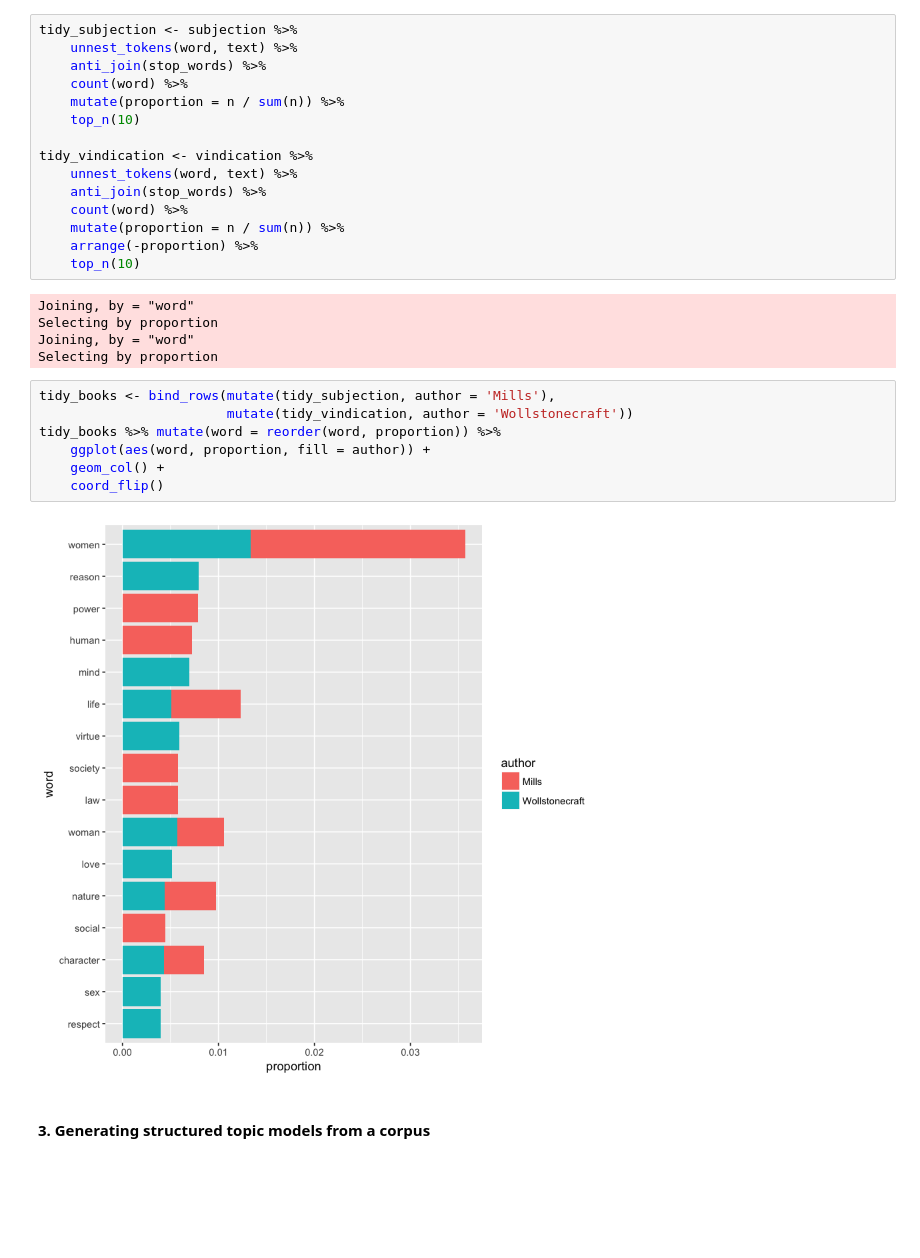
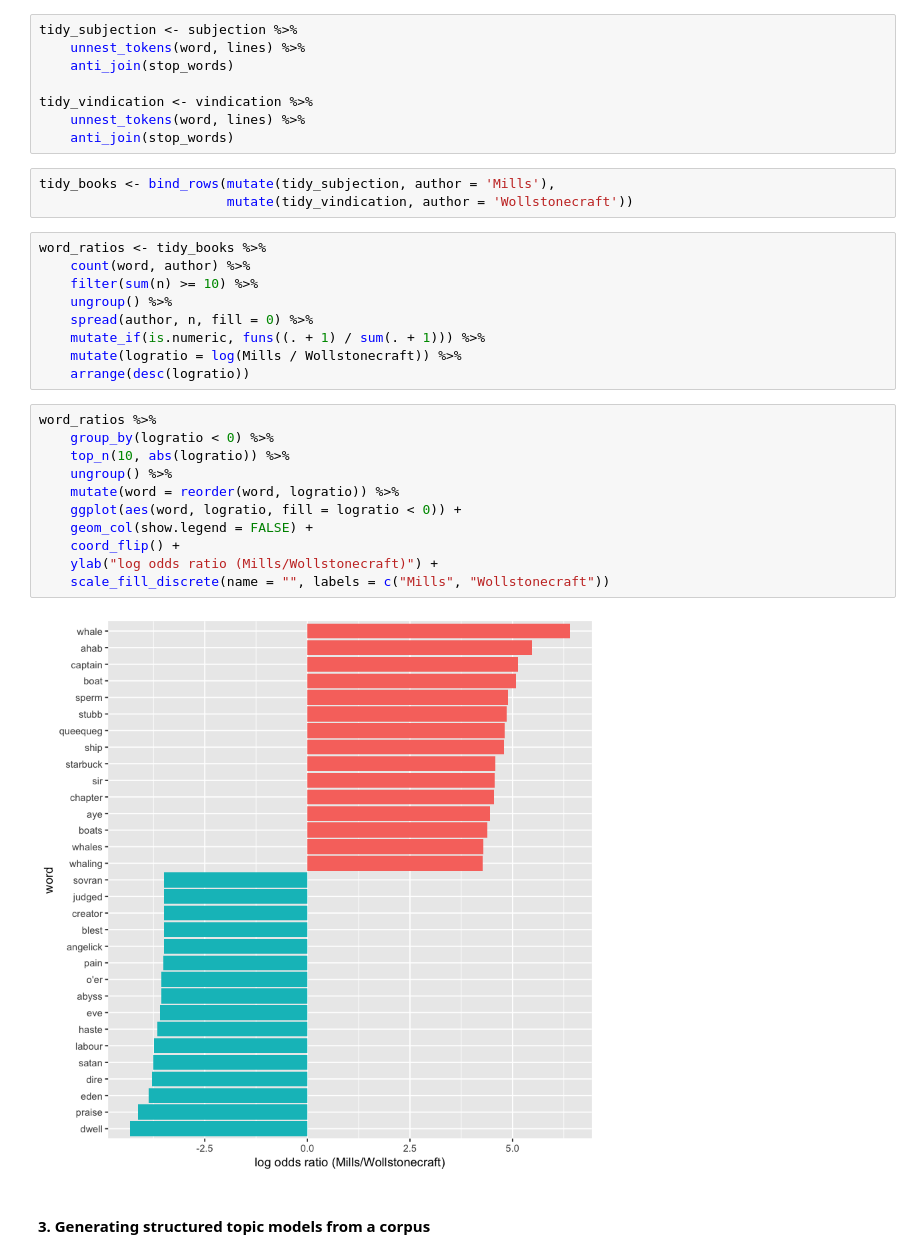
Before and after one commit to alexhanna/unm-text-as-data, a Jupyter notebook: Introduction to Text as Data.ipynb, the cells around one changed output. Cells and saved outputs as stored; diff of their text form; blank space fills up the shorter version.

```diff
--- a/Introduction to Text as Data.ipynb
+++ b/Introduction to Text as Data.ipynb
@@ -104,32 +228,36 @@ subjection <- gutenberg_download(27083)
 # %%
 tidy_subjection <- subjection %>%
-    unnest_tokens(word, text) %>%
-    anti_join(stop_words) %>%
-    count(word) %>%
-    mutate(proportion = n / sum(n)) %>%
-    top_n(10)
+    unnest_tokens(word, lines) %>%
+    anti_join(stop_words)
 
 tidy_vindication <- vindication %>%
-    unnest_tokens(word, text) %>%
-    anti_join(stop_words) %>%
-    count(word) %>%
-    mutate(proportion = n / sum(n)) %>%
-    arrange(-proportion) %>%
-    top_n(10)
+    unnest_tokens(word, lines) %>%
+    anti_join(stop_words)
-# %% [output]
-Joining, by = "word"
-Selecting by proportion
-Joining, by = "word"
-Selecting by proportion
 # %%
 tidy_books <- bind_rows(mutate(tidy_subjection, author = 'Mills'),
                         mutate(tidy_vindication, author = 'Wollstonecraft'))
-tidy_books %>% mutate(word = reorder(word, proportion)) %>%
-    ggplot(aes(word, proportion, fill = author)) +
-    geom_col() +
-    coord_flip()
-# %% [output]
-[figure, removed]
+# %%
+word_ratios <- tidy_books %>%
+    count(word, author) %>%
+    filter(sum(n) >= 10) %>%
+    ungroup() %>%
+    spread(author, n, fill = 0) %>%
+    mutate_if(is.numeric, funs((. + 1) / sum(. + 1))) %>%
+    mutate(logratio = log(Mills / Wollstonecraft)) %>%
+    arrange(desc(logratio))
+# %%
+word_ratios %>%
+    group_by(logratio < 0) %>%
+    top_n(10, abs(logratio)) %>%
+    ungroup() %>%
+    mutate(word = reorder(word, logratio)) %>%
+    ggplot(aes(word, logratio, fill = logratio < 0)) +
+    geom_col(show.legend = FALSE) +
+    coord_flip() +
+    ylab("log odds ratio (Mills/Wollstonecraft)") +
+    scale_fill_discrete(name = "", labels = c("Mills", "Wollstonecraft"))
+# %% [output]
+[figure, added]
 # %% [markdown]
 #### 3. Generating structured topic models from a corpus
 # %%
```
Also changed, not shown: parts of 37 cells of this notebook, 1 other file.
